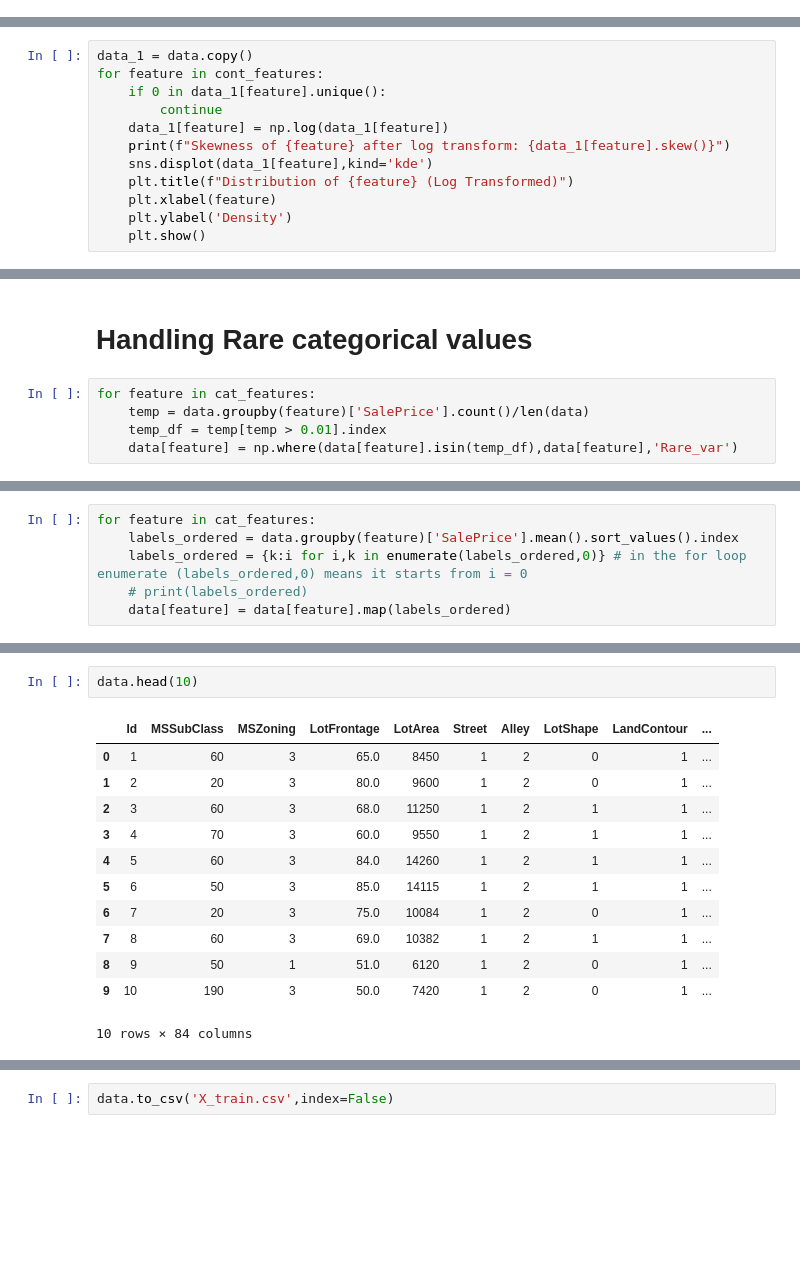
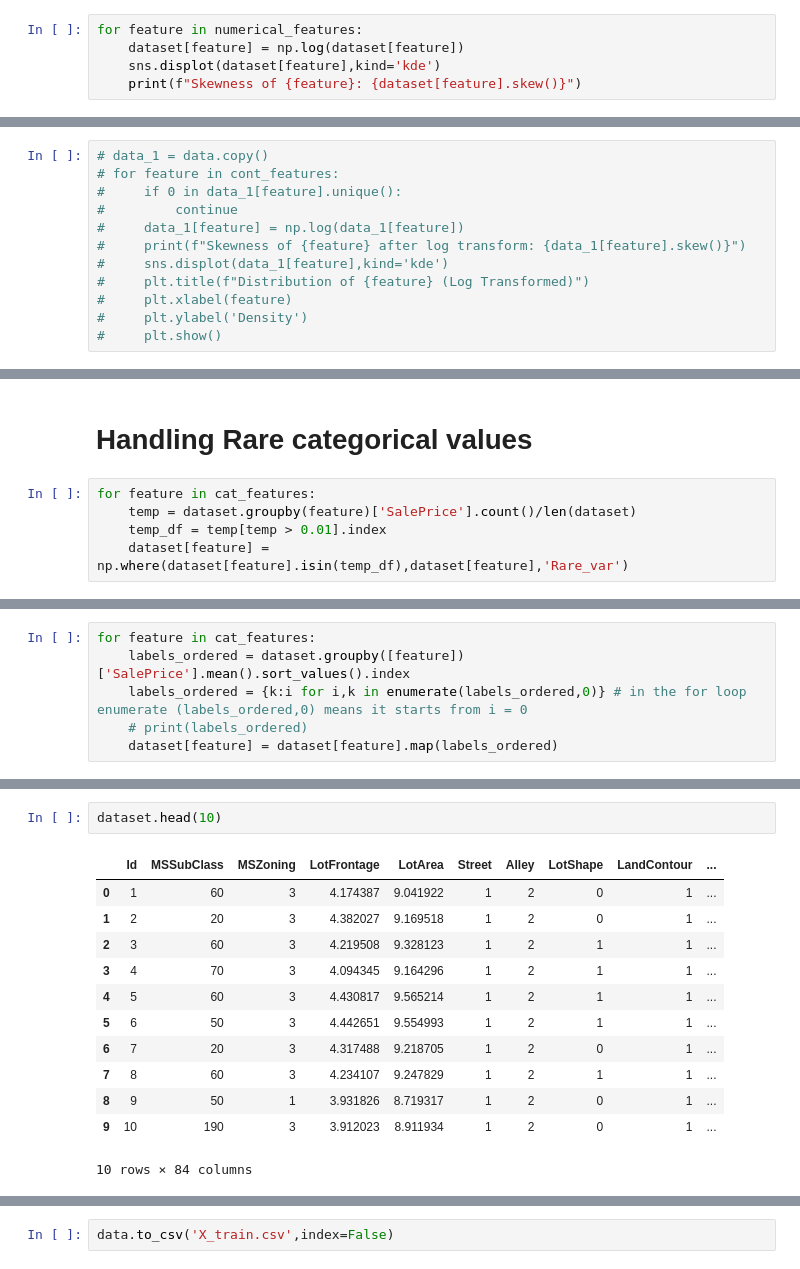
Before and after one commit to Jayasuryan0821/House-Price-Prediction, a Jupyter notebook: Final/eda.ipynb, the cells around one changed output, grey strips where cells are left out. Drawn from its saved outputs; the diff is of its cells as text; blank space fills up the shorter version.

```diff
--- a/Final/eda.ipynb
+++ b/Final/eda.ipynb
@@ -528 +534,6 @@ Skewness of ScreenPorch: 4.122213743143115
 Skewness of SalePrice: 1.8828757597682129
+# %%
+for feature in numerical_features:
+    dataset[feature] = np.log(dataset[feature])
+    sns.displot(dataset[feature],kind='kde')
+    print(f"Skewness of {feature}: {dataset[feature].skew()}")
@@ -529,12 +551,12 @@ Skewness of SalePrice: 1.8828757597682129
 # %%
-data_1 = data.copy()
-for feature in cont_features:
-    if 0 in data_1[feature].unique():
-        continue
-    data_1[feature] = np.log(data_1[feature])
-    print(f"Skewness of {feature} after log transform: {data_1[feature].skew()}")
-    sns.displot(data_1[feature],kind='kde')
-    plt.title(f"Distribution of {feature} (Log Transformed)")
-    plt.xlabel(feature)
-    plt.ylabel('Density')
-    plt.show()
+# data_1 = data.copy()
+# for feature in cont_features:
+#     if 0 in data_1[feature].unique():
+#         continue
+#     data_1[feature] = np.log(data_1[feature])
+#     print(f"Skewness of {feature} after log transform: {data_1[feature].skew()}")
+#     sns.displot(data_1[feature],kind='kde')
+#     plt.title(f"Distribution of {feature} (Log Transformed)")
+#     plt.xlabel(feature)
+#     plt.ylabel('Density')
+#     plt.show()
@@ -553,7 +564,7 @@ Skewness of SalePrice after log transform: 0.12133506220520406
 # Handling Rare categorical values
 # %%
 for feature in cat_features:
-    temp = data.groupby(feature)['SalePrice'].count()/len(data)
+    temp = dataset.groupby(feature)['SalePrice'].count()/len(dataset)
     temp_df = temp[temp > 0.01].index
-    data[feature] = np.where(data[feature].isin(temp_df),data[feature],'Rare_var')
+    dataset[feature] = np.where(dataset[feature].isin(temp_df),dataset[feature],'Rare_var')
 # %%
@@ -574,7 +585,7 @@ data.head(100)
 100 rows × 84 columns
 # %%
 for feature in cat_features:
-    labels_ordered = data.groupby(feature)['SalePrice'].mean().sort_values().index
+    labels_ordered = dataset.groupby([feature])['SalePrice'].mean().sort_values().index
     labels_ordered = {k:i for i,k in enumerate(labels_ordered,0)} # in the for loop enumerate (labels_ordered,0) means it starts from i = 0
     # print(labels_ordered)
-    data[feature] = data[feature].map(labels_ordered)
+    dataset[feature] = dataset[feature].map(labels_ordered)
@@ -599,16 +592,16 @@ for feature in cat_features:
 # %%
-data.head(10)
+dataset.head(10)
 # %% [output]
 |  | Id | MSSubClass | MSZoning | LotFrontage | LotArea | Street | Alley | LotShape | LandContour | ... |
-| 0 | 1 | 60 | 3 | 65.0 | 8450 | 1 | 2 | 0 | 1 | ... |
-| 1 | 2 | 20 | 3 | 80.0 | 9600 | 1 | 2 | 0 | 1 | ... |
-| 2 | 3 | 60 | 3 | 68.0 | 11250 | 1 | 2 | 1 | 1 | ... |
-| 3 | 4 | 70 | 3 | 60.0 | 9550 | 1 | 2 | 1 | 1 | ... |
-| 4 | 5 | 60 | 3 | 84.0 | 14260 | 1 | 2 | 1 | 1 | ... |
-| 5 | 6 | 50 | 3 | 85.0 | 14115 | 1 | 2 | 1 | 1 | ... |
-| 6 | 7 | 20 | 3 | 75.0 | 10084 | 1 | 2 | 0 | 1 | ... |
-| 7 | 8 | 60 | 3 | 69.0 | 10382 | 1 | 2 | 1 | 1 | ... |
-| 8 | 9 | 50 | 1 | 51.0 | 6120 | 1 | 2 | 0 | 1 | ... |
-| 9 | 10 | 190 | 3 | 50.0 | 7420 | 1 | 2 | 0 | 1 | ... |
+| 0 | 1 | 60 | 3 | 4.174387 | 9.041922 | 1 | 2 | 0 | 1 | ... |
+| 1 | 2 | 20 | 3 | 4.382027 | 9.169518 | 1 | 2 | 0 | 1 | ... |
+| 2 | 3 | 60 | 3 | 4.219508 | 9.328123 | 1 | 2 | 1 | 1 | ... |
+| 3 | 4 | 70 | 3 | 4.094345 | 9.164296 | 1 | 2 | 1 | 1 | ... |
+| 4 | 5 | 60 | 3 | 4.430817 | 9.565214 | 1 | 2 | 1 | 1 | ... |
+| 5 | 6 | 50 | 3 | 4.442651 | 9.554993 | 1 | 2 | 1 | 1 | ... |
+| 6 | 7 | 20 | 3 | 4.317488 | 9.218705 | 1 | 2 | 0 | 1 | ... |
+| 7 | 8 | 60 | 3 | 4.234107 | 9.247829 | 1 | 2 | 1 | 1 | ... |
+| 8 | 9 | 50 | 1 | 3.931826 | 8.719317 | 1 | 2 | 0 | 1 | ... |
+| 9 | 10 | 190 | 3 | 3.912023 | 8.911934 | 1 | 2 | 0 | 1 | ... |
 10 rows × 84 columns
 # %%
```
Also changed, not shown: parts of 36 cells of this notebook.
